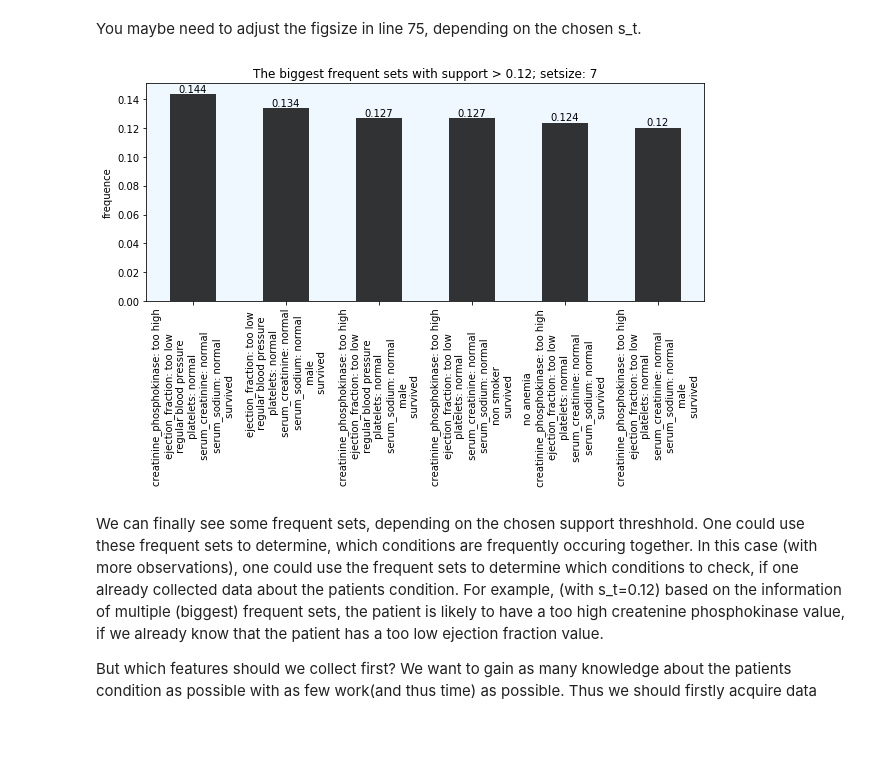
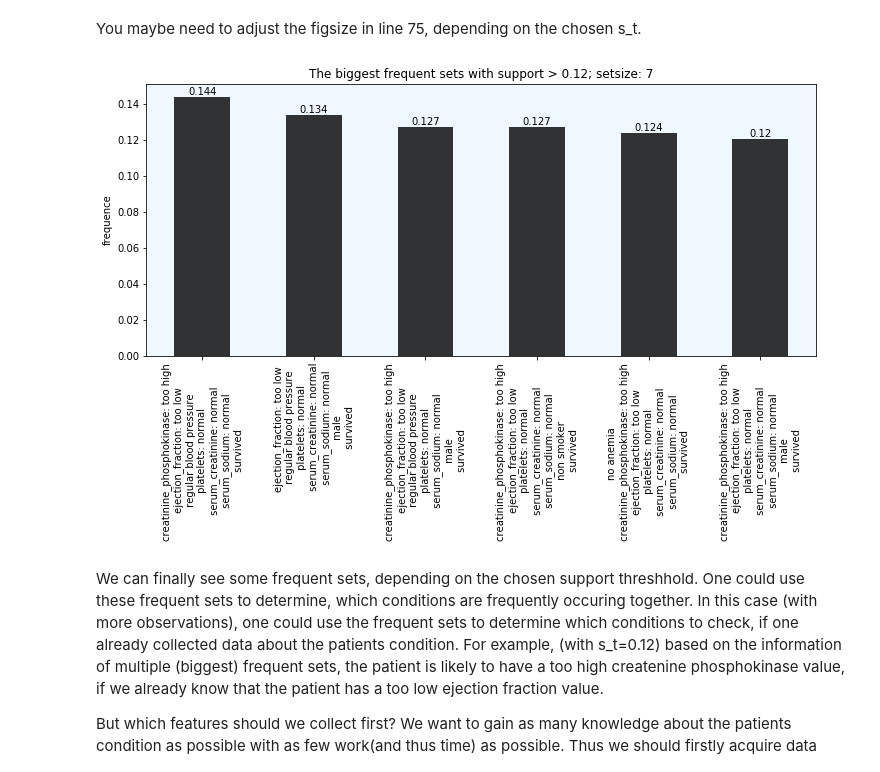
Before and after one commit to MilanKalkenings/small_data_analytics_projects, a Jupyter notebook: insights.ipynb, the cells around one changed output. Saved outputs shown, nothing was run; the diff lists cells and outputs as text; code cells hidden in the pictures; blank space fills up the shorter version.

```diff
--- a/insights.ipynb
+++ b/insights.ipynb
@@ -334,10 +334,10 @@ def frequence(vis, df):
 
 def feature_plot(indices):
     '''
-    indices: some indices which represent features in the dataframe
+    indices: some integers which represent features in the dataframe
 
     returns the concatenated feature names, related to the indices
-    to plot them in a histogram.
+    to plot them in a bar chart.
     '''
     string = ''
     for i in indices:
@@ -356,7 +356,7 @@ def decode(feature):
     return feature_encoding['feature'][feature]
 
 
-# TODO: change for all binary variables
+
 def clean(feature_series):
     '''
     feature_series: a series containing uncleaned string representation of the features.
@@ -364,7 +364,7 @@ def clean(feature_series):
     returns the cleaned feature_series. cleaning means changing the strings within the series
     in order to obtain better understandable strings
     '''
-    # binary feature.. (I hope that I covered all of them now :D):
+    # binary features.. (I hope that I covered all of them now :D):
     feature_series = feature_series.apply(lambda x : re.sub('DEATH_EVENT_0', 'survived', x))
     feature_series = feature_series.apply(lambda x : re.sub('DEATH_EVENT_1', 'dead', x))
     feature_series = feature_series.apply(lambda x : re.sub('sex_0', 'female', x))
@@ -405,38 +405,39 @@ def vis_plot(viss):
     ser_decode = ser_decode.apply(lambda x : re.sub(' +', '\n ', x.lstrip()))
     # replace some substrings for better readability:
     ser_decode = clean(ser_decode)
+
     ########################################################
     ## PLOT THE BAR CHART:
     df_plot = pd.concat([df_vis[0], ser_decode], keys=['frequence', 'bin_names'], axis=1)
-    plt.figure(figsize=(10,4))
+    plt.figure(figsize=(12,5))
     ax = df_plot['frequence'].plot(kind='bar', color='black', alpha=0.8)
     ax.set_title(f'The biggest frequent sets with support > {s_t}; setsize: {len(frequent_sets[-1][0])}')
     ax.set_ylabel('frequent sets')
     ax.set_ylabel('frequence')
     ax.set_xticklabels(df_plot['bin_names'])
     ax.set_facecolor('aliceblue')
     # add bar labels on top of the bars
     bars=ax.patches
     for bar, frequence in zip(bars, df_plot['frequence']):
         height = bar.get_height()
         ax.text(bar.get_x()+bar.get_width()/2, height, round(frequence,3),
                 ha='center', va='bottom')
     plt.show()
 
 
 
 ## sort the biggest frequent sets according to their frequence (in descending order)
 # obtain the frequence of each frequent set:
 frequences = []
 for vis in frequent_sets[-1]:
     frequences.append(frequence(vis, df_dropped))
 # stack the frequences and the vis together and sort them:
 values_vis = np.vstack([frequences,np.array(frequent_sets[-1]).T]).T
 df_vis = pd.DataFrame(values_vis).sort_values(by=[0], ascending=False, ignore_index=True)
 
 vis_plot(df_vis)
 # %% [output]
-[figure, old version]
+[figure, new version]
 # %% [markdown]
 We can finally see some frequent sets, depending on the chosen support threshhold. One could use these frequent sets to determine, which conditions are frequently occuring together. In this case (with more observations), one could use the frequent sets to determine which conditions to check, if one already collected data about the patients condition. For example, (with s_t=0.12) based on the information of multiple (biggest) frequent sets, the patient is likely to have a too high createnine phosphokinase value, if we already know that the patient has a too low ejection fraction value.
 
```
Also changed, not shown: parts of 7 cells of this notebook.
